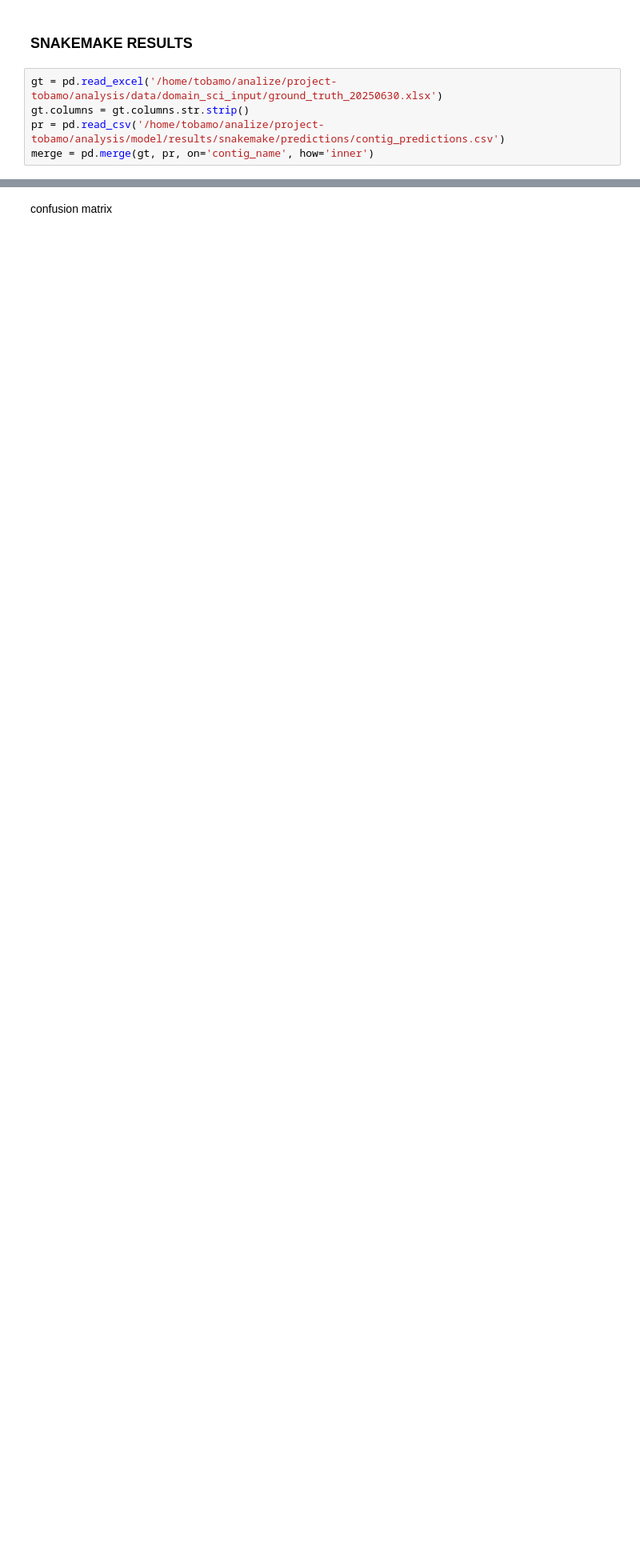
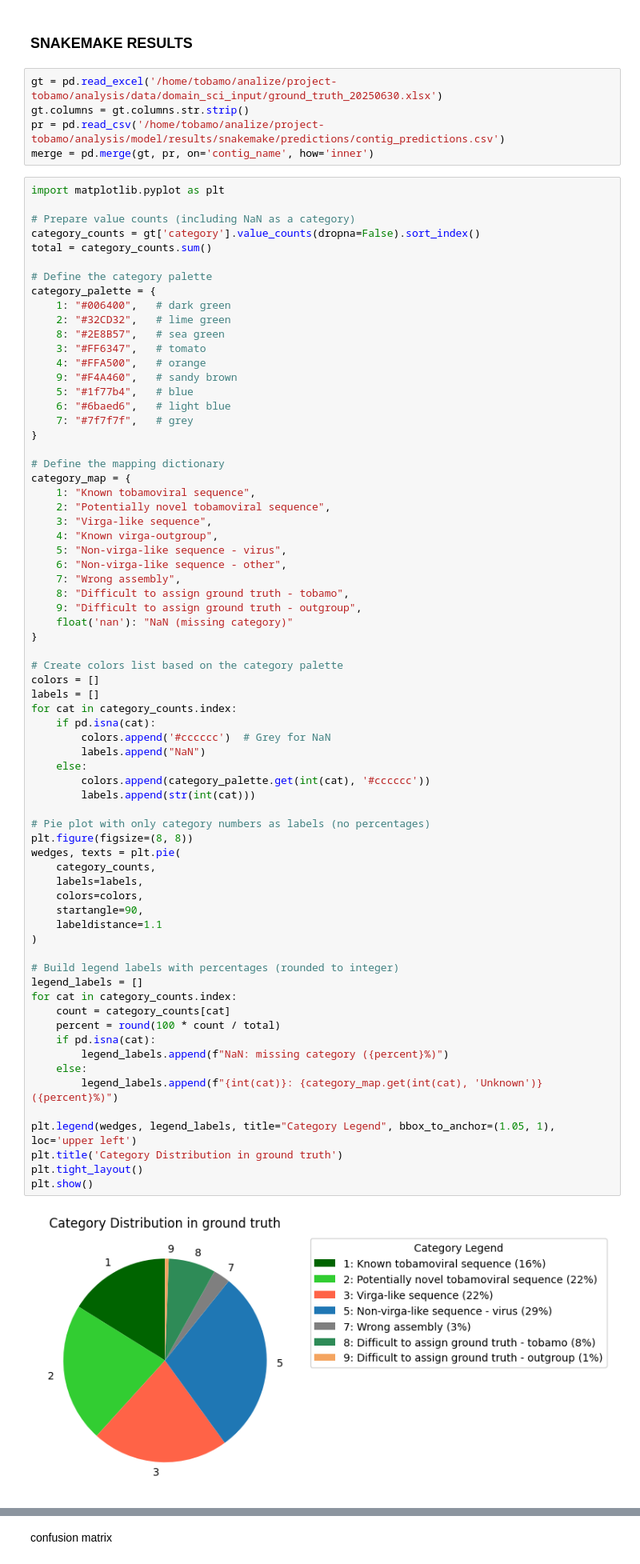
Before and after one commit to nezapajek/project-tobamo, a Jupyter notebook: analysis/model/notebooks/makeviz.ipynb, the cells around one changed output, grey strips where cells are left out. Shown at 80% size. Drawn from its saved outputs; the diff is of its cells as text; blank space fills up the shorter version.

```diff
--- a/analysis/model/notebooks/makeviz.ipynb
+++ b/analysis/model/notebooks/makeviz.ipynb
@@ -762,3 +791,74 @@ gt = pd.read_excel('/home/tobamo/analize/project-tobamo/analysis/data/domain_sci
 gt.columns = gt.columns.str.strip()
 pr = pd.read_csv('/home/tobamo/analize/project-tobamo/analysis/model/results/snakemake/predictions/contig_predictions.csv')
 merge = pd.merge(gt, pr, on='contig_name', how='inner')
+# %%
+import matplotlib.pyplot as plt
+
+# Prepare value counts (including NaN as a category)
+category_counts = gt['category'].value_counts(dropna=False).sort_index()
+total = category_counts.sum()
+
+# Define the category palette
+category_palette = {
+    1: "#006400",   # dark green
+    2: "#32CD32",   # lime green
+    8: "#2E8B57",   # sea green
+    3: "#FF6347",   # tomato
+    4: "#FFA500",   # orange
+    9: "#F4A460",   # sandy brown
+    5: "#1f77b4",   # blue
+    6: "#6baed6",   # light blue
+    7: "#7f7f7f",   # grey
+}
+
+# Define the mapping dictionary
+category_map = {
+    1: "Known tobamoviral sequence",
+    2: "Potentially novel tobamoviral sequence",
+    3: "Virga-like sequence",
+    4: "Known virga-outgroup",
+    5: "Non-virga-like sequence - virus",
+    6: "Non-virga-like sequence - other",
+    7: "Wrong assembly",
+    8: "Difficult to assign ground truth - tobamo",
+    9: "Difficult to assign ground truth - outgroup",
+    float('nan'): "NaN (missing category)"
+}
+
+# Create colors list based on the category palette
+colors = []
+labels = []
+for cat in category_counts.index:
+    if pd.isna(cat):
+        colors.append('#cccccc')  # Grey for NaN
+        labels.append("NaN")
+    else:
+        colors.append(category_palette.get(int(cat), '#cccccc'))
+        labels.append(str(int(cat)))
+
+# Pie plot with only category numbers as labels (no percentages)
+plt.figure(figsize=(8, 8))
+wedges, texts = plt.pie(
+    category_counts,
+    labels=labels,
+    colors=colors,
+    startangle=90,
+    labeldistance=1.1
+)
+
+# Build legend labels with percentages (rounded to integer)
+legend_labels = []
+for cat in category_counts.index:
+    count = category_counts[cat]
+    percent = round(100 * count / total)
+    if pd.isna(cat):
+        legend_labels.append(f"NaN: missing category ({percent}%)")
+    else:
+        legend_labels.append(f"{int(cat)}: {category_map.get(int(cat), 'Unknown')} ({percent}%)")
+
+plt.legend(wedges, legend_labels, title="Category Legend", bbox_to_anchor=(1.05, 1), loc='upper left')
+plt.title('Category Distribution in ground truth')
+plt.tight_layout()
+plt.show()
+# %% [output]
+[figure, added]
```
Also changed, not shown: parts of 6 cells of this notebook.
